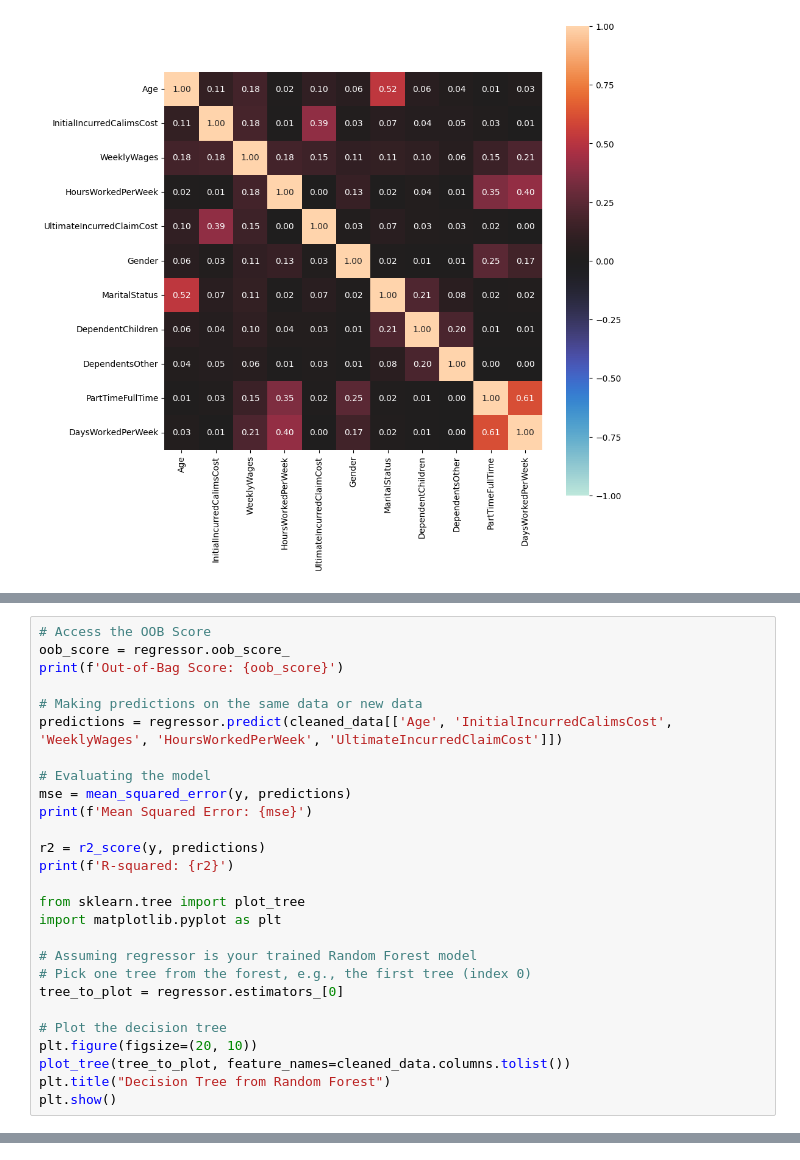
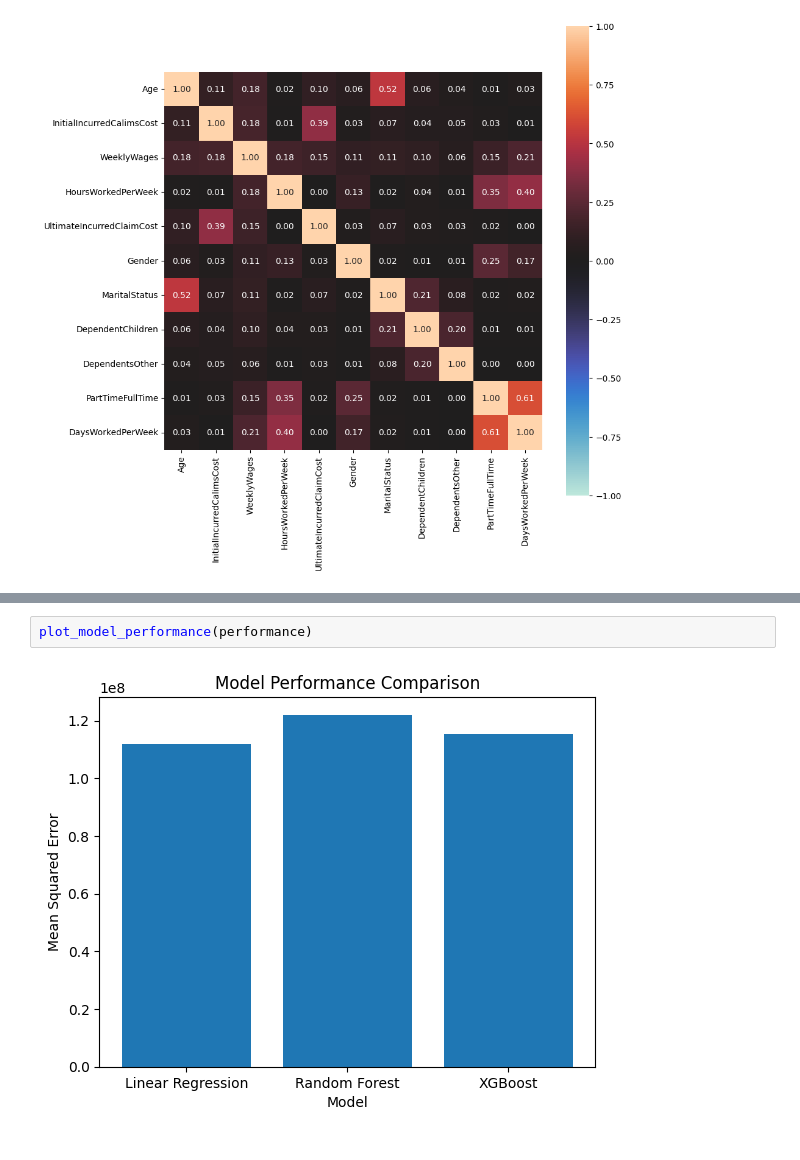
Before and after one commit to KvashukIllia/ActuarialRisks, a Jupyter notebook: notebook.ipynb, the cells around one changed output, grey strips where cells are left out. Saved outputs shown, nothing was run; the diff lists cells and outputs as text.

Commit message:
Models were added

```diff
--- a/notebook.ipynb
+++ b/notebook.ipynb
@@ -158,27 +131,0 @@ RandomForestRegressor(n_estimators=3, oob_score=True, random_state=0)
-# %%
-# Access the OOB Score
-oob_score = regressor.oob_score_
-print(f'Out-of-Bag Score: {oob_score}')
-
-# Making predictions on the same data or new data
-predictions = regressor.predict(cleaned_data[['Age', 'InitialIncurredCalimsCost', 'WeeklyWages', 'HoursWorkedPerWeek', 'UltimateIncurredClaimCost']])
-
-# Evaluating the model
-mse = mean_squared_error(y, predictions)
-print(f'Mean Squared Error: {mse}')
-
-r2 = r2_score(y, predictions)
-print(f'R-squared: {r2}')
-
-from sklearn.tree import plot_tree
-import matplotlib.pyplot as plt
-
-# Assuming regressor is your trained Random Forest model
-# Pick one tree from the forest, e.g., the first tree (index 0)
-tree_to_plot = regressor.estimators_[0]
-
-# Plot the decision tree
-plt.figure(figsize=(20, 10))
-plot_tree(tree_to_plot, feature_names=cleaned_data.columns.tolist())
-plt.title("Decision Tree from Random Forest")
-plt.show()
@@ -191,0 +214,4 @@ target_variable = "Ultimate Cost"
+# %%
+plot_model_performance(performance)
+# %% [output]
+[figure, added]
```
Also changed, not shown: parts of 6 cells of this notebook.
